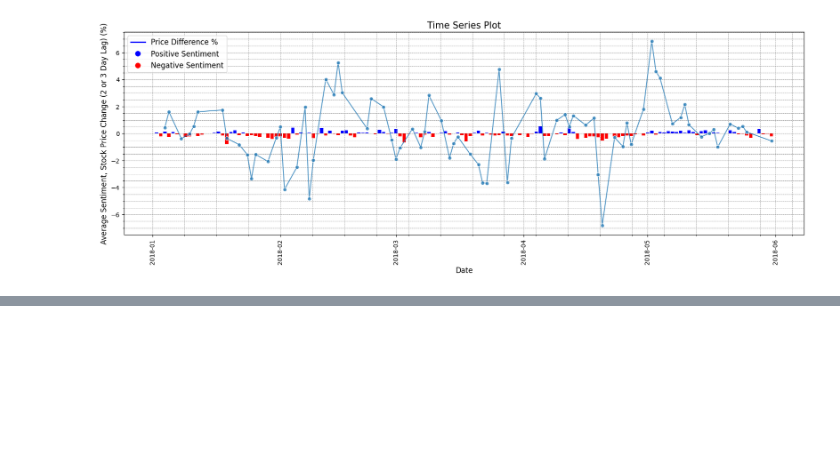
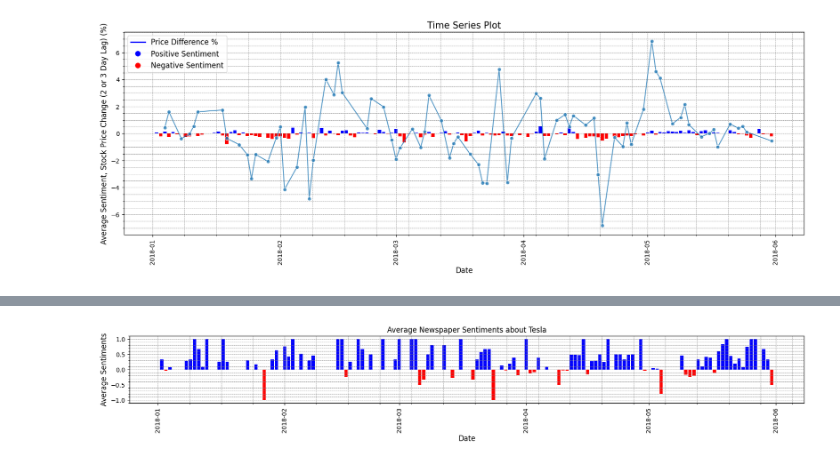
Before and after one commit to KaimiHuang/Quantifying-News-Sentiment-and-Its-Correlation-with-Stock-Price-Changes, a Jupyter notebook: main.ipynb, the cells around one changed output, grey strips where cells are left out. Saved outputs shown, nothing was run; the diff lists cells and outputs as text; code cells hidden in the pictures; blank space fills up the shorter version.

```diff
--- a/main.ipynb
+++ b/main.ipynb
@@ -1037,0 +1040,2 @@ c.get_timeseriesplot()
+# %%
+test_3 = SentimentDataFrames(df_news,model_1)
@@ -1037,0 +1076,7 @@ c.get_timeseriesplot()
+# %%
+t_sent_df = test_3.get_comp_sentiments()
+# %%
+t = SentimentGraph('tesla',t_sent_df)
+t.get_sent_graph()
+# %% [output]
+[figure, added]
```
Also changed, not shown: parts of 22 cells of this notebook.
